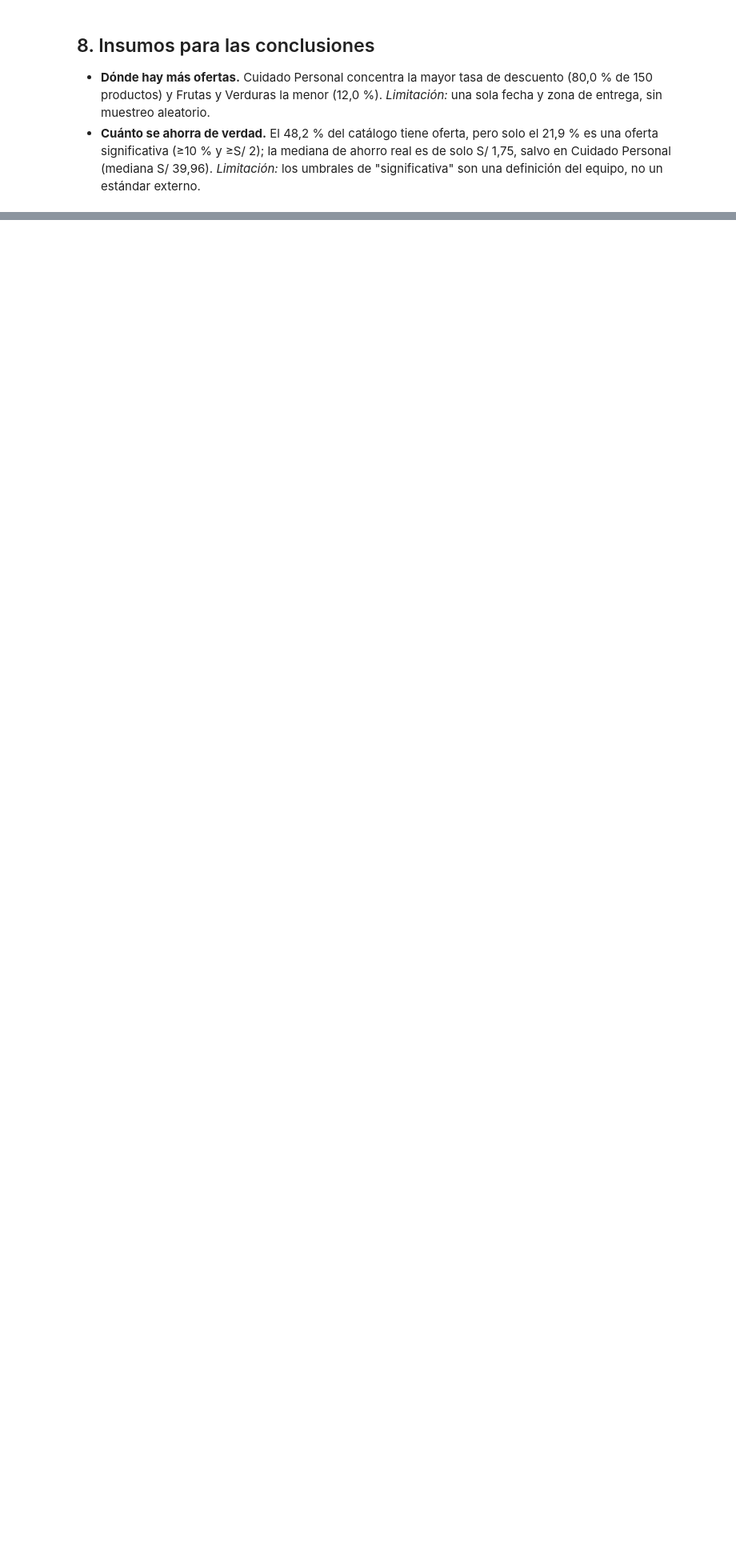
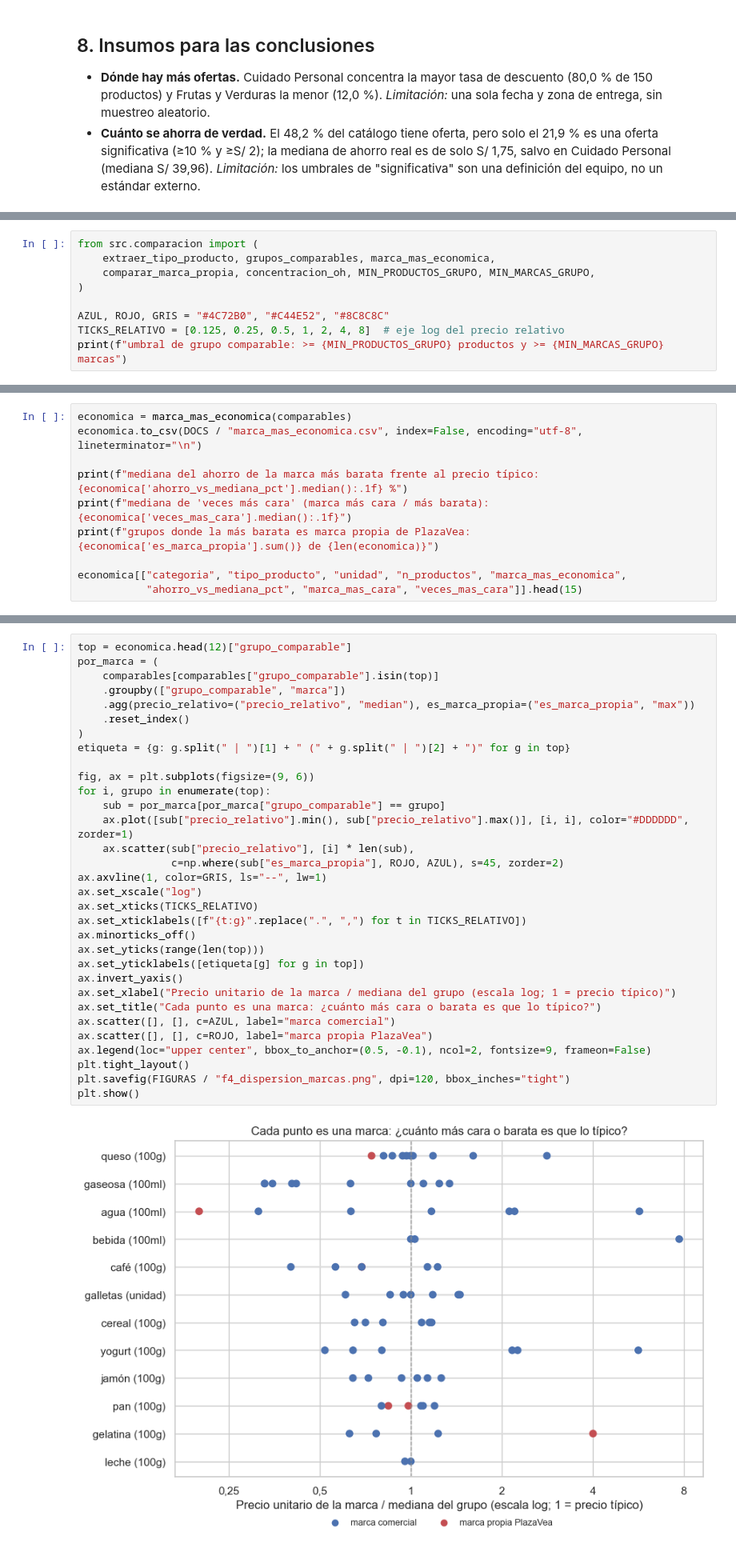
Before and after one commit to DnCuadros23/Proyecto-ACD, a Jupyter notebook: notebooks/Proyecto_Final.ipynb, the cells around one changed output, grey strips where cells are left out. Shown at 80% size. Cells and saved outputs as stored; diff of their text form; blank space fills up the shorter version.

Commit message:
feat: comparacion de precios entre marcas y tarjeta Oh! (objetivos 5 y 6)

```diff
--- a/notebooks/Proyecto_Final.ipynb
+++ b/notebooks/Proyecto_Final.ipynb
@@ -950,0 +965,9 @@ dataset final: (1491, 23) | columnas: ['id_producto', 'nombre', 'marca', 'catego
+# %%
+from src.comparacion import (
+    extraer_tipo_producto, grupos_comparables, marca_mas_economica,
+    comparar_marca_propia, concentracion_oh, MIN_PRODUCTOS_GRUPO, MIN_MARCAS_GRUPO,
+)
+
+AZUL, ROJO, GRIS = "#4C72B0", "#C44E52", "#8C8C8C"
+TICKS_RELATIVO = [0.125, 0.25, 0.5, 1, 2, 4, 8]  # eje log del precio relativo
+print(f"umbral de grupo comparable: >= {MIN_PRODUCTOS_GRUPO} productos y >= {MIN_MARCAS_GRUPO} marcas")
@@ -950,0 +1040,10 @@ dataset final: (1491, 23) | columnas: ['id_producto', 'nombre', 'marca', 'catego
+# %%
+economica = marca_mas_economica(comparables)
+economica.to_csv(DOCS / "marca_mas_economica.csv", index=False, encoding="utf-8", lineterminator="\n")
+
+print(f"mediana del ahorro de la marca más barata frente al precio típico: {economica['ahorro_vs_mediana_pct'].median():.1f} %")
+print(f"mediana de 'veces más cara' (marca más cara / más barata):        {economica['veces_mas_cara'].median():.1f}")
+print(f"grupos donde la más barata es marca propia de PlazaVea:           {economica['es_marca_propia'].sum()} de {len(economica)}")
+
+economica[["categoria", "tipo_producto", "unidad", "n_productos", "marca_mas_economica",
+           "ahorro_vs_mediana_pct", "marca_mas_cara", "veces_mas_cara"]].head(15)
@@ -950,0 +1070,34 @@ dataset final: (1491, 23) | columnas: ['id_producto', 'nombre', 'marca', 'catego
+# %%
+top = economica.head(12)["grupo_comparable"]
+por_marca = (
+    comparables[comparables["grupo_comparable"].isin(top)]
+    .groupby(["grupo_comparable", "marca"])
+    .agg(precio_relativo=("precio_relativo", "median"), es_marca_propia=("es_marca_propia", "max"))
+    .reset_index()
+)
+etiqueta = {g: g.split(" | ")[1] + " (" + g.split(" | ")[2] + ")" for g in top}
+
+fig, ax = plt.subplots(figsize=(9, 6))
+for i, grupo in enumerate(top):
+    sub = por_marca[por_marca["grupo_comparable"] == grupo]
+    ax.plot([sub["precio_relativo"].min(), sub["precio_relativo"].max()], [i, i], color="#DDDDDD", zorder=1)
+    ax.scatter(sub["precio_relativo"], [i] * len(sub),
+               c=np.where(sub["es_marca_propia"], ROJO, AZUL), s=45, zorder=2)
+ax.axvline(1, color=GRIS, ls="--", lw=1)
+ax.set_xscale("log")
+ax.set_xticks(TICKS_RELATIVO)
+ax.set_xticklabels([f"{t:g}".replace(".", ",") for t in TICKS_RELATIVO])
+ax.minorticks_off()
+ax.set_yticks(range(len(top)))
+ax.set_yticklabels([etiqueta[g] for g in top])
+ax.invert_yaxis()
+ax.set_xlabel("Precio unitario de la marca / mediana del grupo (escala log; 1 = precio típico)")
+ax.set_title("Cada punto es una marca: ¿cuánto más cara o barata es que lo típico?")
+ax.scatter([], [], c=AZUL, label="marca comercial")
+ax.scatter([], [], c=ROJO, label="marca propia PlazaVea")
+ax.legend(loc="upper center", bbox_to_anchor=(0.5, -0.1), ncol=2, fontsize=9, frameon=False)
+plt.tight_layout()
+plt.savefig(FIGURAS / "f4_dispersion_marcas.png", dpi=120, bbox_inches="tight")
+plt.show()
+# %% [output]
+[figure, added]
```
Also changed, not shown: parts of 22 cells of this notebook, 7 other files.
